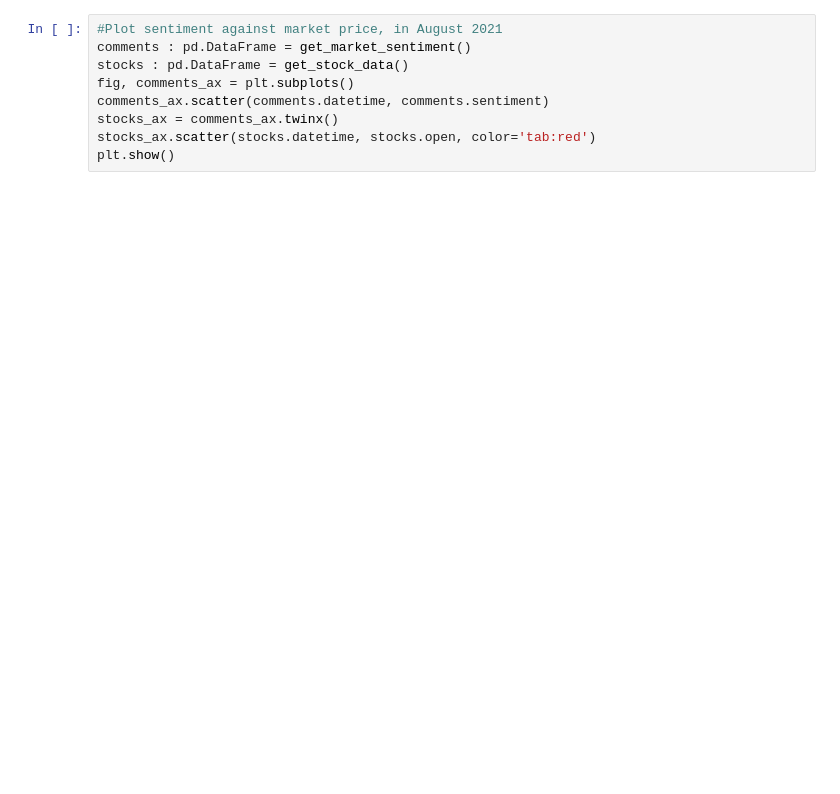
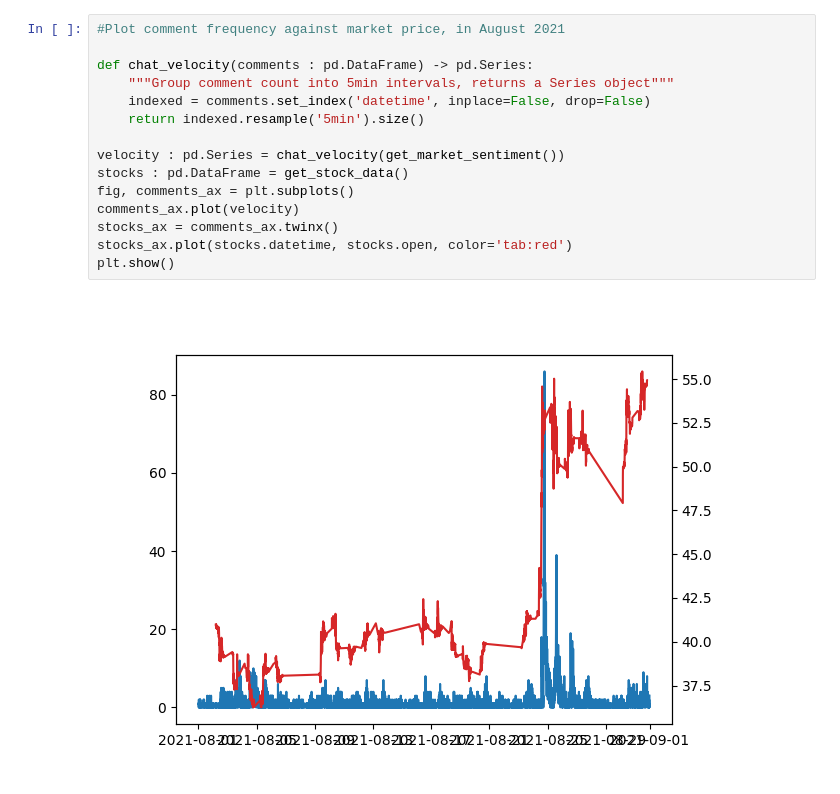
Before and after one commit to InvestmentProvenance/SocialStockAnalyser, a Jupyter notebook: analysis.ipynb, the cells around one changed output. Saved outputs shown, nothing was run; the diff lists cells and outputs as text; blank space fills up the shorter version.

Commit message:
Added chat velocity function

```diff
--- a/analysis.ipynb
+++ b/analysis.ipynb
@@ -50,9 +49,17 @@ plt.show()
 # %%
-#Plot sentiment against market price, in August 2021
-comments : pd.DataFrame = get_market_sentiment()
+#Plot comment frequency against market price, in August 2021
+
+def chat_velocity(comments : pd.DataFrame) -> pd.Series:
+    """Group comment count into 5min intervals, returns a Series object"""
+    indexed = comments.set_index('datetime', inplace=False, drop=False)
+    return indexed.resample('5min').size()
+
+velocity : pd.Series = chat_velocity(get_market_sentiment())
 stocks : pd.DataFrame = get_stock_data()
 fig, comments_ax = plt.subplots()
-comments_ax.scatter(comments.datetime, comments.sentiment)
+comments_ax.plot(velocity)
 stocks_ax = comments_ax.twinx()
-stocks_ax.scatter(stocks.datetime, stocks.open, color='tab:red')
+stocks_ax.plot(stocks.datetime, stocks.open, color='tab:red')
 plt.show()
+# %% [output]
+[figure, added]
```
Also changed, not shown: parts of 4 cells of this notebook, 1 other file.
